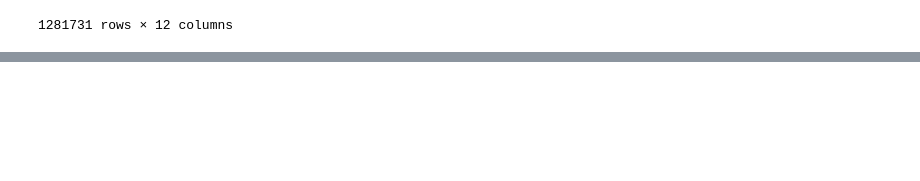
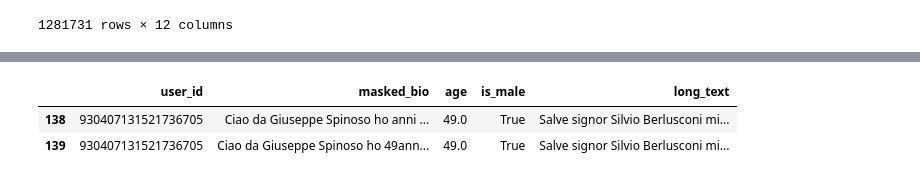
Before and after one commit to lorelupo/twitter_user_classification, a Jupyter notebook: notebooks/format_data_for_models.ipynb, the cells around one changed output, grey strips where cells are left out. Drawn from its saved outputs; the diff is of its cells as text; code cells hidden in the pictures; blank space fills up the shorter version.

```diff
--- a/notebooks/format_data_for_models.ipynb
+++ b/notebooks/format_data_for_models.ipynb
@@ -285,0 +288,6 @@ df_ut.head()
+# %%
+import pandas as pd
+
+#df = pd.read_pickle('/g100_work/IscrC_mental/data/user_classification/data_for_models_train.pkl')
+#df = pd.read_pickle('/g100_work/IscrC_mental/data/user_classification/data_for_models_test.pkl')
+df = pd.read_pickle('../data/user_classification/data_for_models_test.pkl')
@@ -285,0 +303,26 @@ df_ut.head()
+# %%
+def transform_df(df, N=100):
+    # df bio
+    df_bio = df[['user_id', 'masked_bio', 'age', 'is_male']].fillna('').drop_duplicates()
+
+    # process tweets
+    df_text = df[['user_id', 'text', 'masked_tweet', 'has_mask', 'date', 'age', 'is_male']]
+
+    #  if has mask, use the masked_version
+    df_text['text_masked'] = df_text.apply(lambda x: x['text'] if x['has_mask'] == 0 else x['masked_tweet'], axis=1)
+
+    # keep the N most recent text_masked
+    df_text['rank'] = df_text.groupby('user_id')['date'].rank(method='first', ascending=False)
+
+    # Filter out entries with rank greater than N
+    df_text = df_text[df_text['rank'] <= N]
+
+    df_text_grouped = df_text.groupby('user_id')['text_masked'].agg(lambda x: '\n'.join(x)).reset_index()
+    df_text_grouped = df_text_grouped.rename(columns={'text_masked': 'long_text'})
+
+    # Merge df_bio with df_text_grouped
+    result_df = pd.merge(df_bio, df_text_grouped, on='user_id', how='inner')
+
+    return result_df
+
+dft = transform_df(df, N=100)
@@ -285,0 +340,7 @@ df_ut.head()
+# %%
+# find duplicates in dft
+dft[dft.duplicated(subset=['user_id'], keep=False)].sort_values(by=['user_id'])
+# %% [output]
+|  | user_id | masked_bio | age | is_male | long_text |
+| 138 | 930407131521736705 | Ciao da Giuseppe Spinoso ho anni ... | 49.0 | True | Salve signor Silvio Berlusconi mi... |
+| 139 | 930407131521736705 | Ciao da Giuseppe Spinoso ho 49ann... | 49.0 | True | Salve signor Silvio Berlusconi mi... |
```
Also changed, not shown: parts of 4 cells of this notebook, 4 other files.
